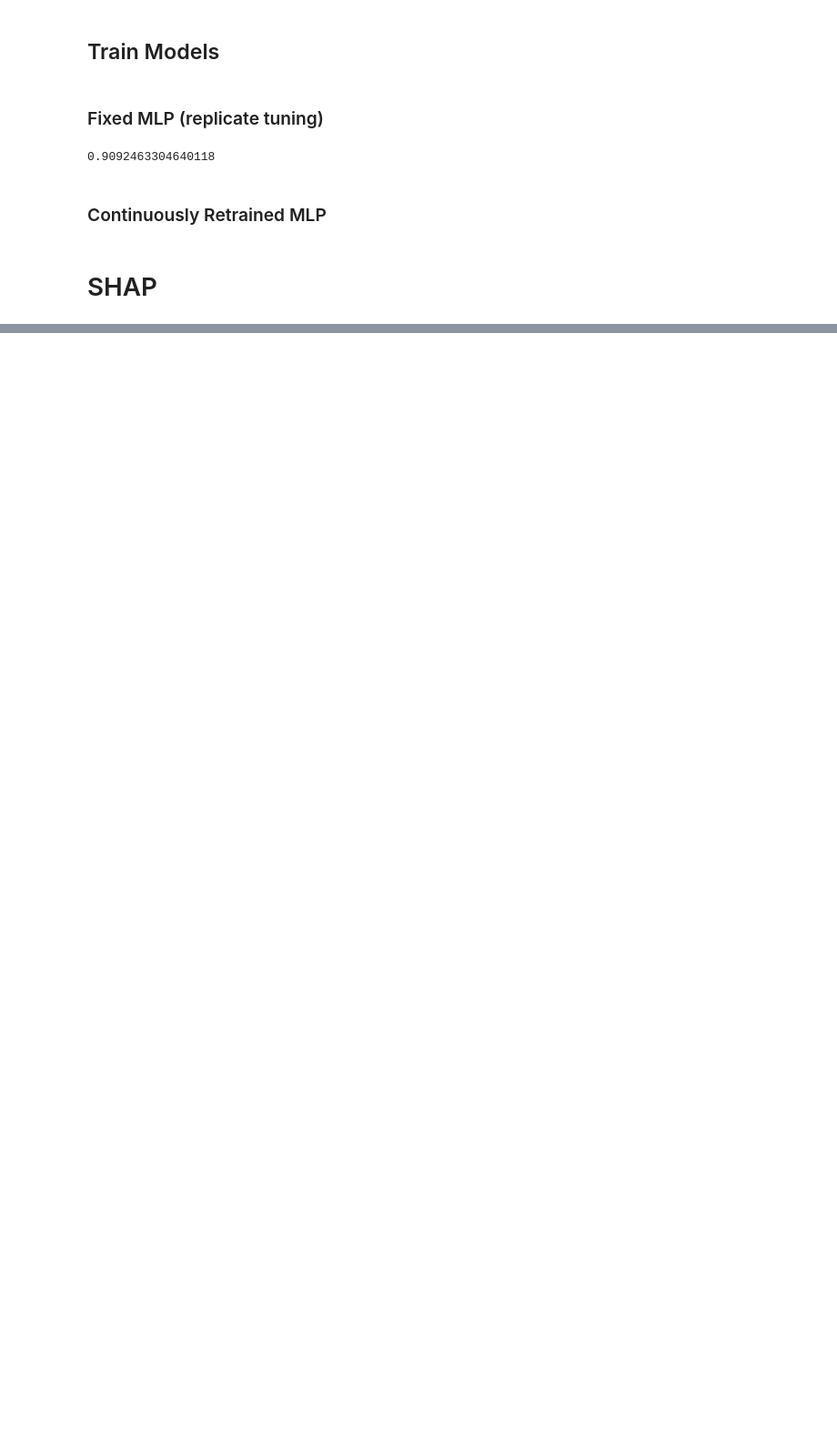
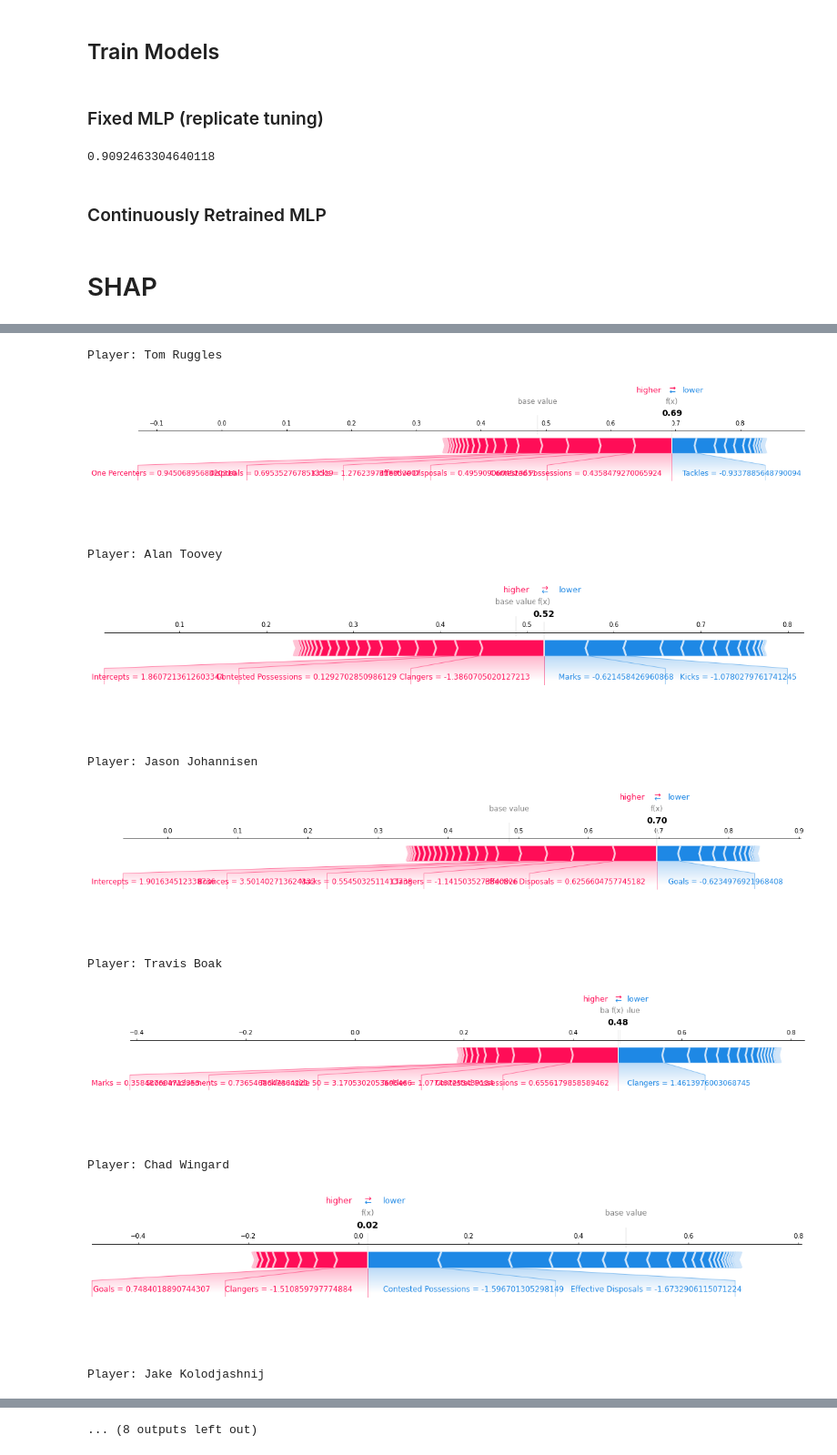
Before and after one commit to TGChenZP/AFLBrownlowPredictor2024, a Jupyter notebook: notebooks/7_BuildingFinalModel_ML.ipynb, the cells around one changed output, grey strips where cells are left out. Shown at 91% size. Drawn from its saved outputs; the diff is of its cells as text; code cells hidden in the pictures; blank space fills up the shorter version.

Commit message:
add shap

```diff
--- a/notebooks/7_BuildingFinalModel_ML.ipynb
+++ b/notebooks/7_BuildingFinalModel_ML.ipynb
@@ -576,0 +554,17 @@ shap.summary_plot(shap_values, background_data[list(
+# %%
+for i in range(10):
+    print(f'Player: {background_data.iloc[i]["Player"]}')
+    shap.force_plot(explainer.expected_value, shap_values[i], background_data[list(
+        list(feature_importance_ordering.keys())[36])].iloc[i], matplotlib=True)
+# %% [output]
+Player: Tom Ruggles
+[figure, added]
+Player: Alan Toovey
+[figure, added]
+Player: Jason Johannisen
+[figure, added]
+Player: Travis Boak
+[figure, added]
+Player: Chad Wingard
+[figure, added]
+Player: Jake Kolodjashnij
@@ -576,0 +572 @@ shap.summary_plot(shap_values, background_data[list(
+... (8 outputs left out)
```
Also changed, not shown: parts of 8 cells of this notebook.
